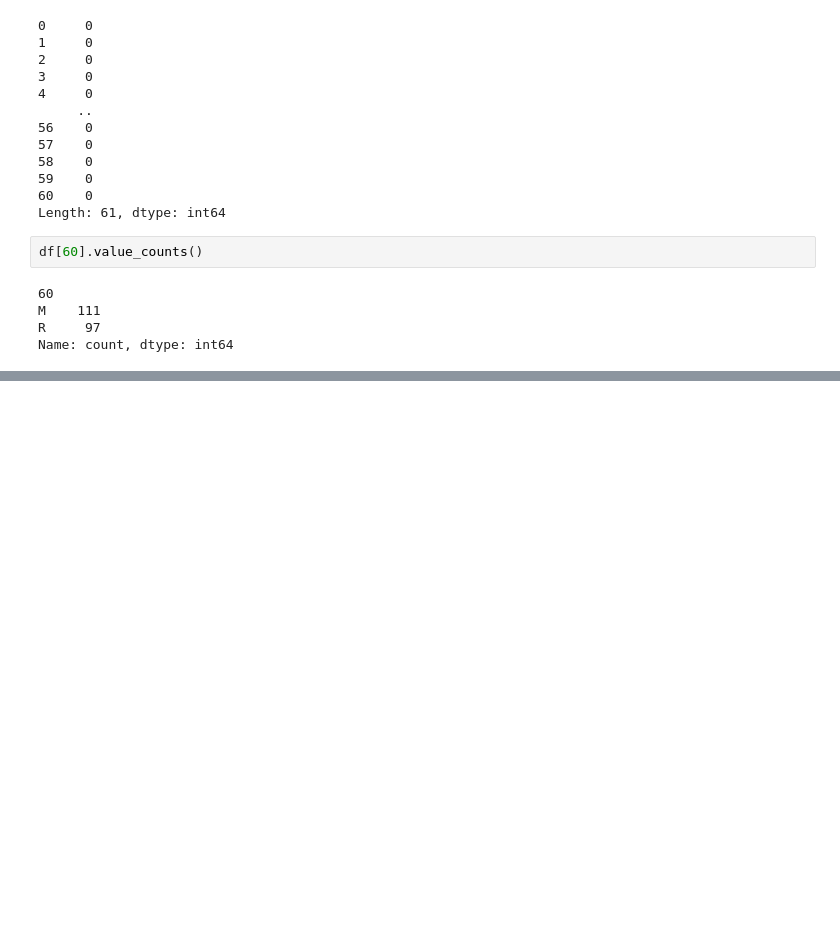
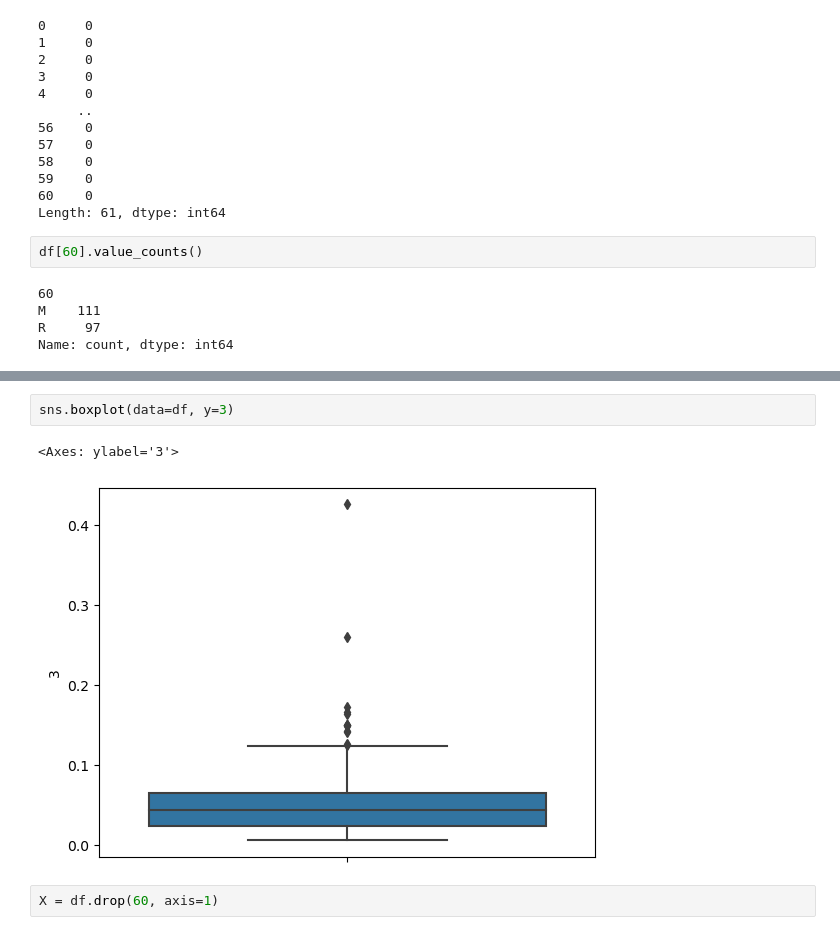
Before and after one commit to miracle73/Sonar-Rock-And-Mine-Prediction-with-Python, a Jupyter notebook: Rock vs Mine Prediction.ipynb, the cells around one changed output, grey strips where cells are left out. Saved outputs shown, nothing was run; the diff lists cells and outputs as text; blank space fills up the shorter version.

```diff
--- a/Rock vs Mine Prediction.ipynb
+++ b/Rock vs Mine Prediction.ipynb
@@ -89,0 +96,7 @@ df.groupby(60).mean()
+# %%
+sns.boxplot(data=df, y=3)
+# %% [output]
+<Axes: ylabel='3'>
+[figure, added]
+# %%
+X = df.drop(60, axis=1)
```
Also changed, not shown: parts of 5 cells of this notebook.
